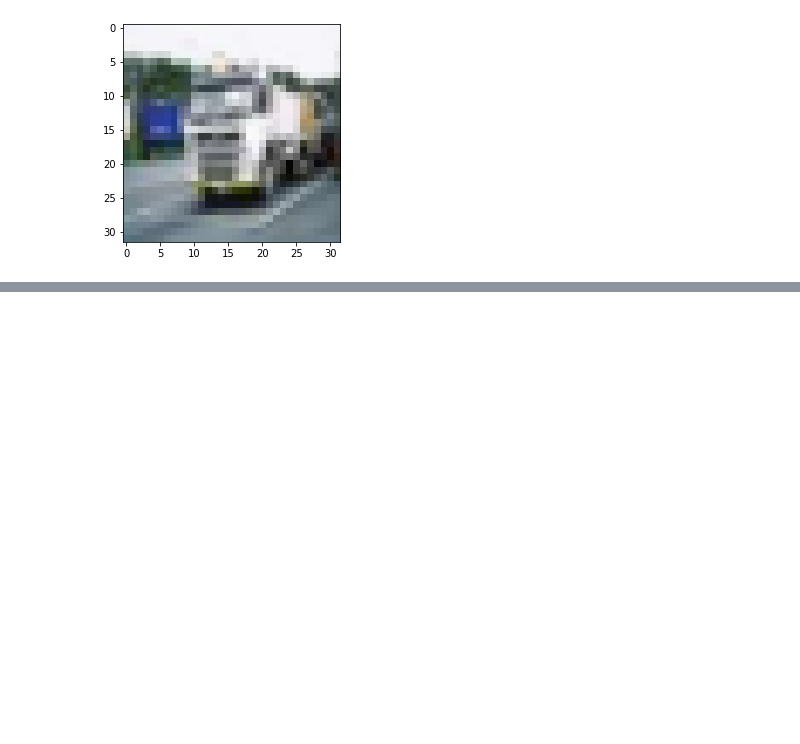
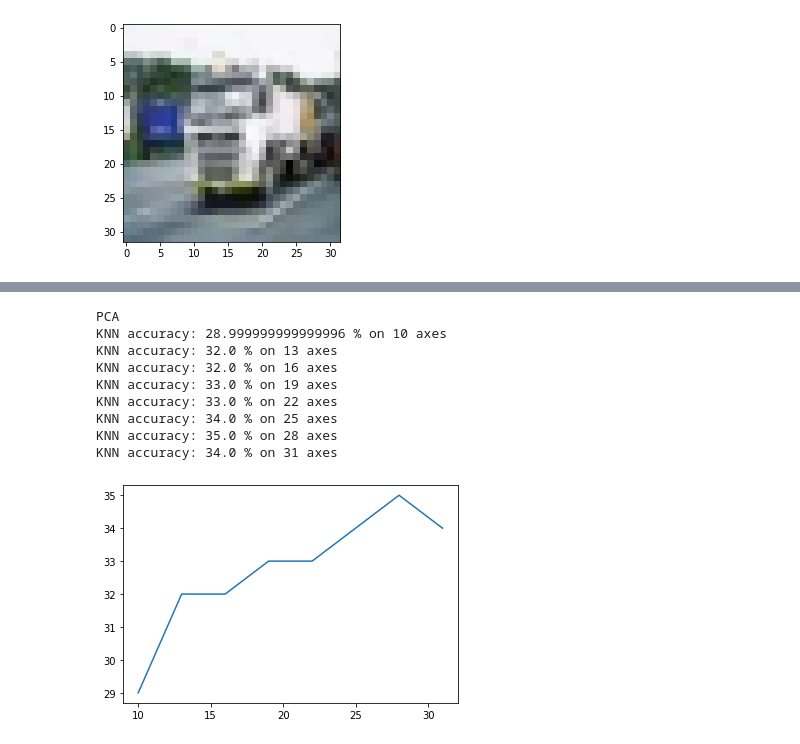
Before and after one commit to jgrodzicki/cifar_image_classification, a Jupyter notebook: cifar10_tryout.ipynb, the cells around one changed output, grey strips where cells are left out. Saved outputs shown, nothing was run; the diff lists cells and outputs as text; code cells hidden in the pictures; blank space fills up the shorter version.

```diff
--- a/cifar10_tryout.ipynb
+++ b/cifar10_tryout.ipynb
@@ -67,0 +227,31 @@ plt.imshow(db1_df[1000])
+# %%
+def pca():
+    print("PCA")
+    OS = np.arange(10,33,3)
+
+    accs = []
+    for oss in OS:
+        pca = decomposition.PCA(n_components=oss)
+        x_proj = pca.fit_transform(trainx)
+        x_test_proj = pca.transform(testx)
+        knn = KNN(x_proj, trainy, x_test_proj, [7])
+
+    #     sum_up(knn[7], testy)
+        temp_acc = np.round(np.count_nonzero(knn[7] == testy)/len(testy),2)*100
+        accs.append(temp_acc)
+        print(f"KNN accuracy: {temp_acc} % on {oss} axes")
+
+    accuracy_plot(OS, accs)
+
+pca()
+# %% [output]
+PCA
+KNN accuracy: 28.999999999999996 % on 10 axes
+KNN accuracy: 32.0 % on 13 axes
+KNN accuracy: 32.0 % on 16 axes
+KNN accuracy: 33.0 % on 19 axes
+KNN accuracy: 33.0 % on 22 axes
+KNN accuracy: 34.0 % on 25 axes
+KNN accuracy: 35.0 % on 28 axes
+KNN accuracy: 34.0 % on 31 axes
+[figure, added]
```
Also changed, not shown: parts of 15 cells of this notebook, 1 other file.
